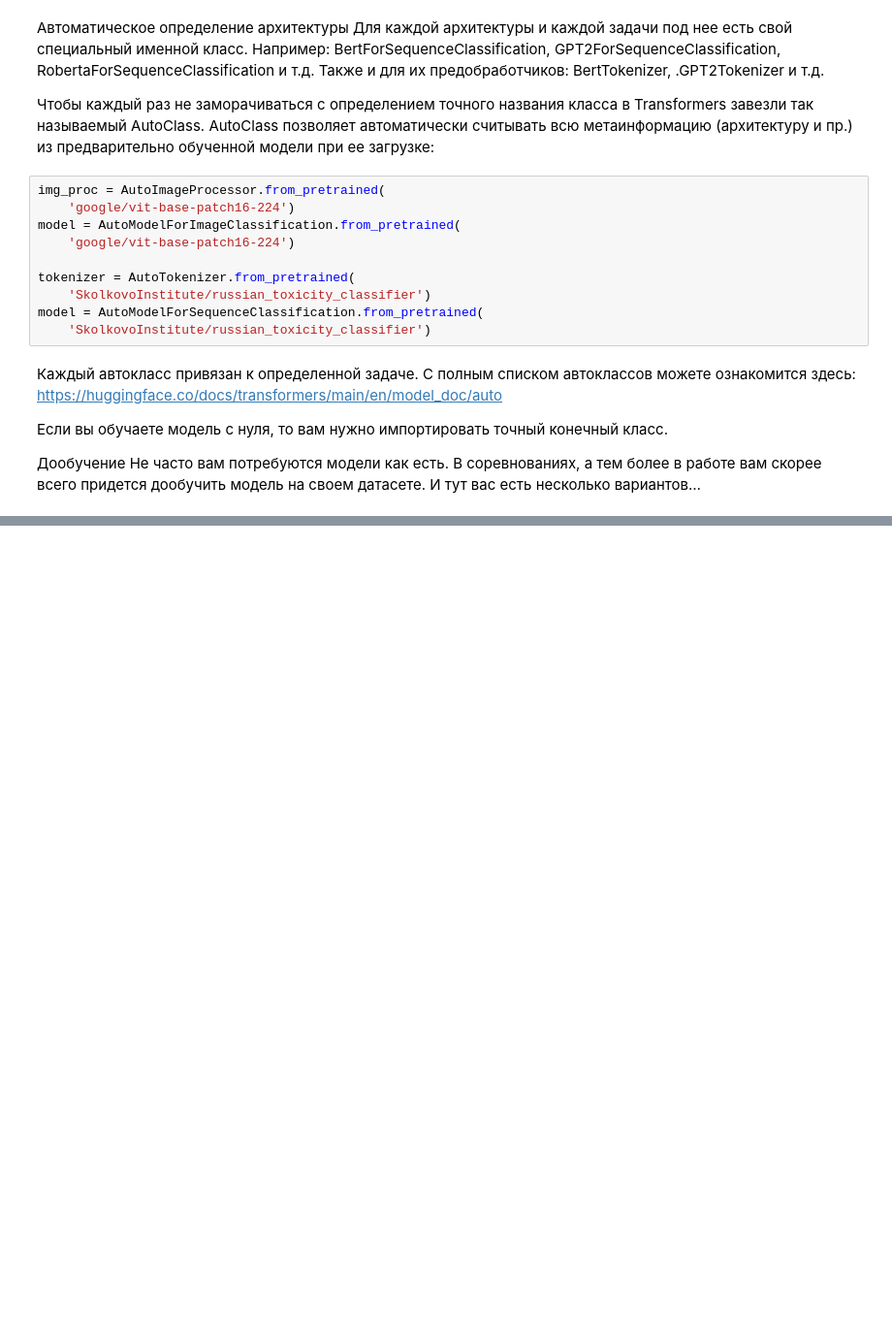
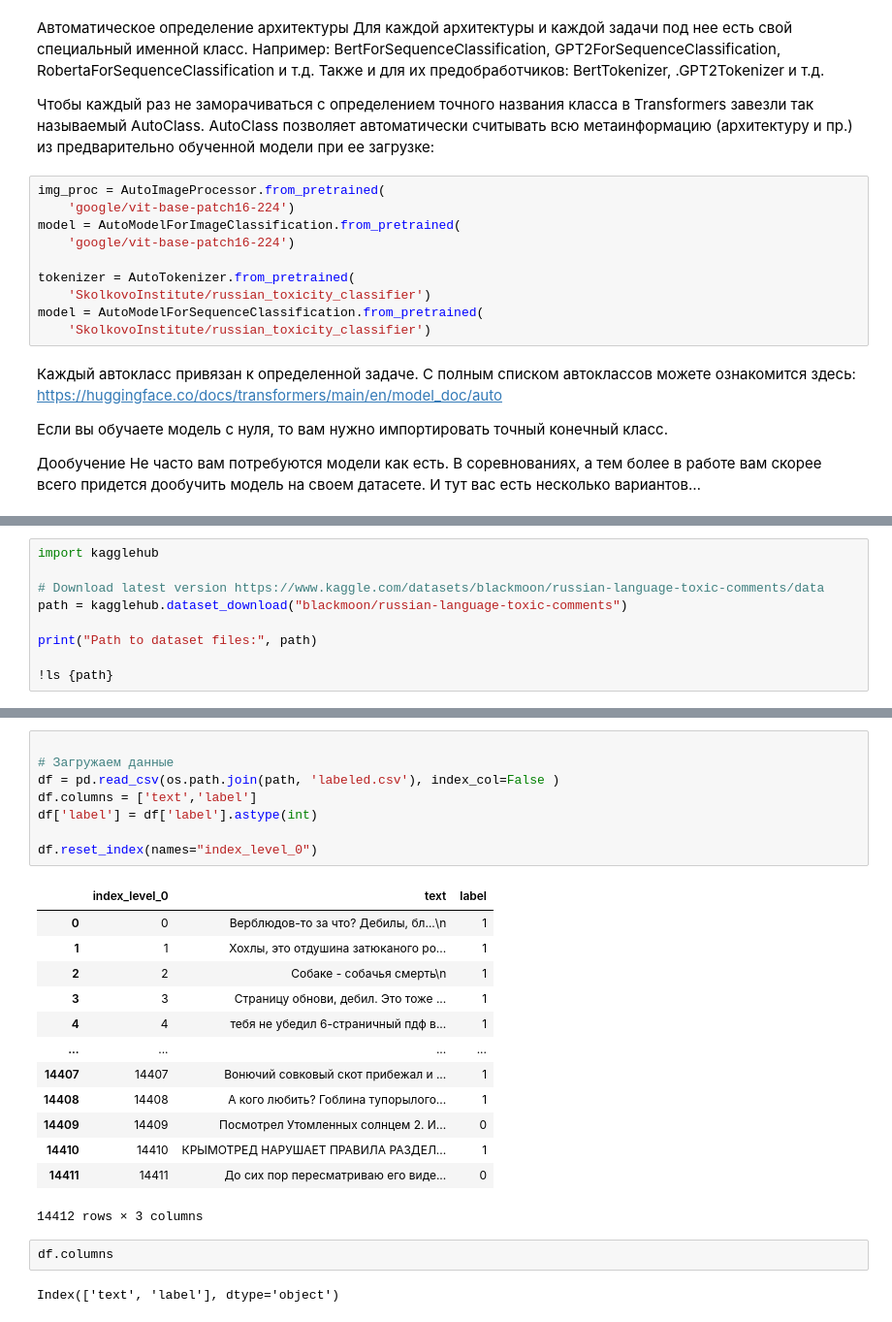
Before and after one commit to aminik/projects_GoogleColab, a Jupyter notebook: model_nn_transaction_huggingface_test1.ipynb, the cells around one changed output, grey strips where cells are left out. Shown at 97% size. Drawn from its saved outputs; the diff is of its cells as text; blank space fills up the shorter version.

```diff
--- a/model_nn_transaction_huggingface_test1.ipynb
+++ b/model_nn_transaction_huggingface_test1.ipynb
@@ -215,0 +388,9 @@ model = AutoModelForSequenceClassification.from_pretrained(
+# %%
+import kagglehub
+
+# Download latest version https://www.kaggle.com/datasets/blackmoon/russian-language-toxic-comments/data
+path = kagglehub.dataset_download("blackmoon/russian-language-toxic-comments")
+
+print("Path to dataset files:", path)
+
+!ls {path}
@@ -215,0 +402,26 @@ model = AutoModelForSequenceClassification.from_pretrained(
+# %%
+
+# Загружаем данные
+df = pd.read_csv(os.path.join(path, 'labeled.csv'), index_col=False )
+df.columns = ['text','label']
+df['label'] = df['label'].astype(int)
+
+df.reset_index(names="index_level_0")
+# %% [output]
+|  | index_level_0 | text | label |
+| 0 | 0 | Верблюдов-то за что? Дебилы, бл...\n | 1 |
+| 1 | 1 | Хохлы, это отдушина затюканого ро... | 1 |
+| 2 | 2 | Собаке - собачья смерть\n | 1 |
+| 3 | 3 | Страницу обнови, дебил. Это тоже ... | 1 |
+| 4 | 4 | тебя не убедил 6-страничный пдф в... | 1 |
+| ... | ... | ... | ... |
+| 14407 | 14407 | Вонючий совковый скот прибежал и ... | 1 |
+| 14408 | 14408 | А кого любить? Гоблина тупорылого... | 1 |
+| 14409 | 14409 | Посмотрел Утомленных солнцем 2. И... | 0 |
+| 14410 | 14410 | КРЫМОТРЕД НАРУШАЕТ ПРАВИЛА РАЗДЕЛ... | 1 |
+| 14411 | 14411 | До сих пор пересматриваю его виде... | 0 |
+14412 rows × 3 columns
+# %%
+df.columns
+# %% [output]
+Index(['text', 'label'], dtype='object')
```
Also changed, not shown: parts of 34 cells of this notebook.
